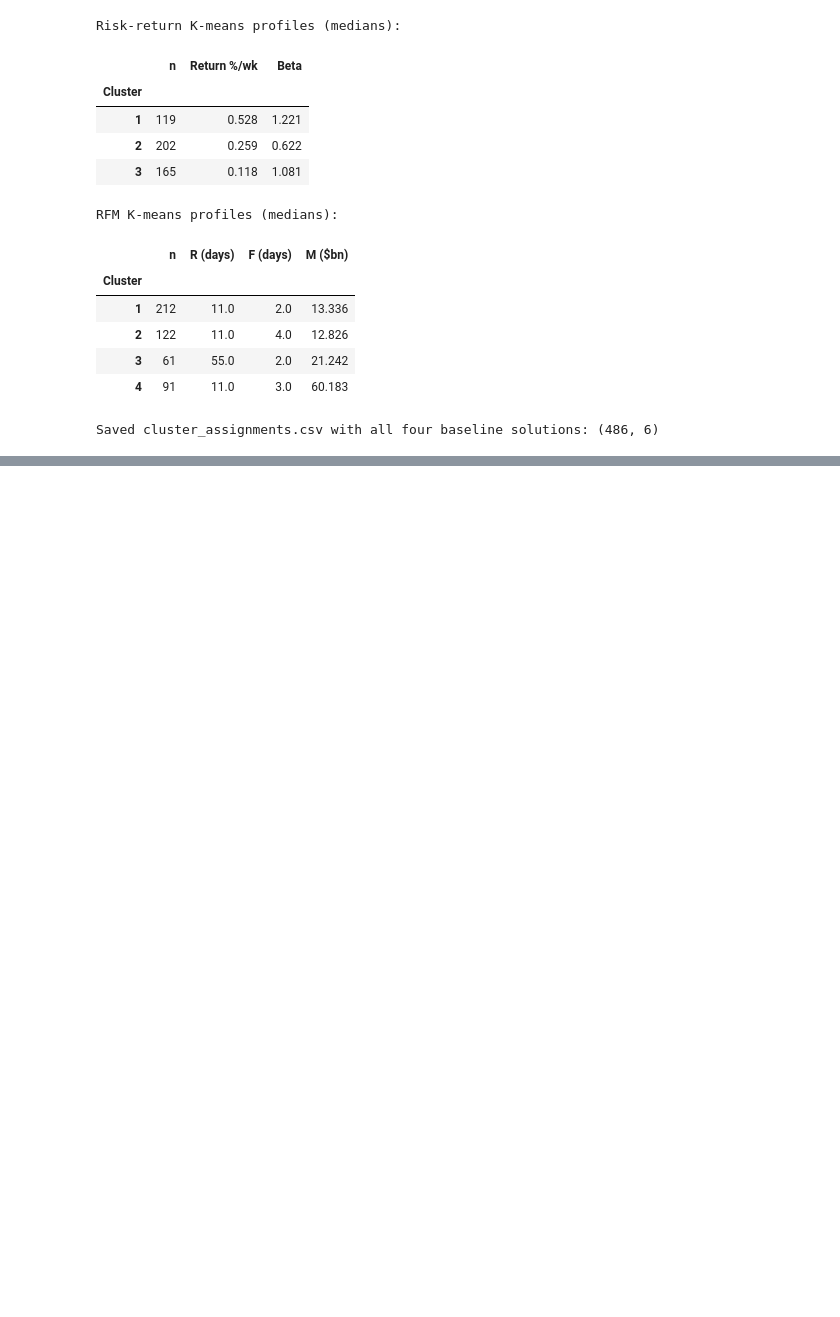
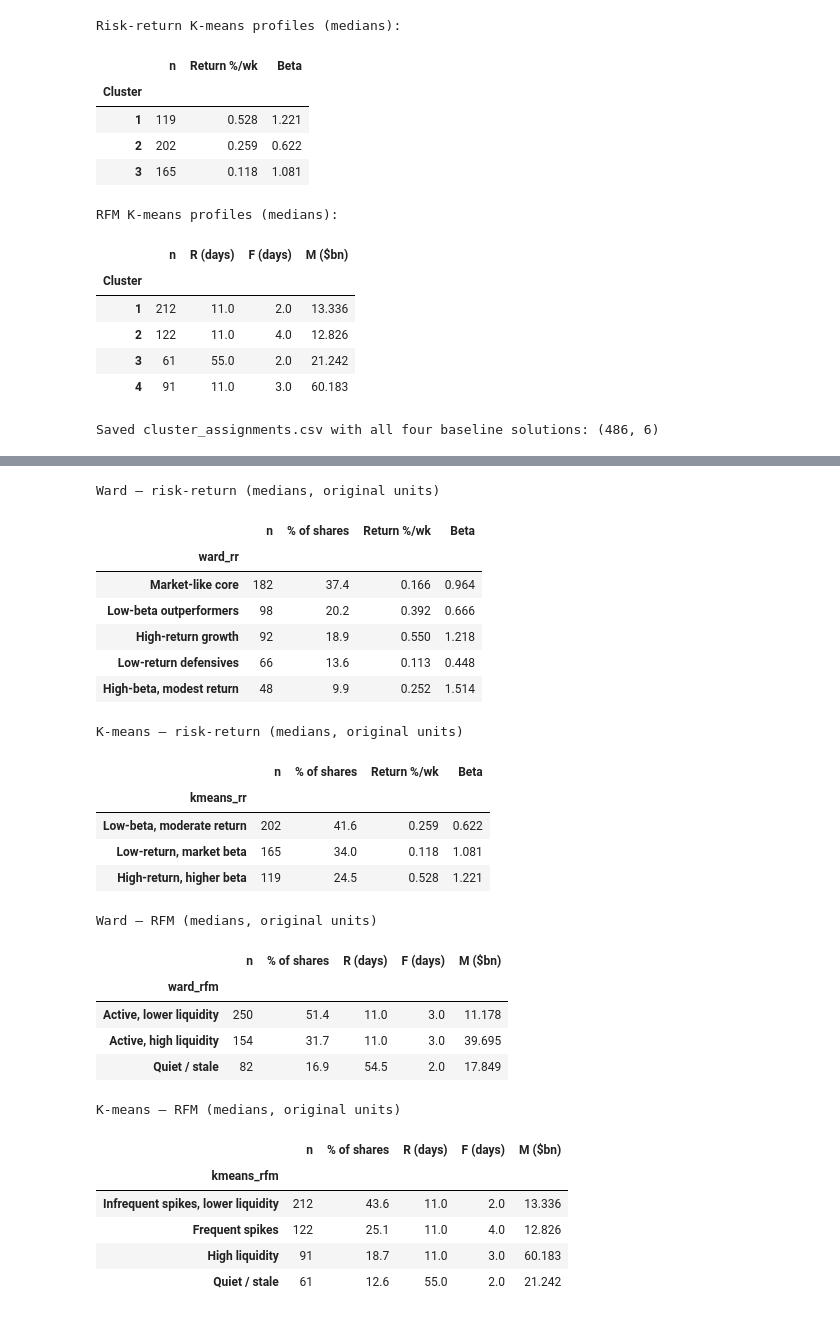
Before and after one commit to Dheena2411/CRM-CM-CW1, a Jupyter notebook: CRM&CM_CW1_T1_T2.ipynb, the cells around one changed output, grey strips where cells are left out. Saved outputs shown, nothing was run; the diff lists cells and outputs as text; code cells hidden in the pictures; blank space fills up the shorter version.

```diff
--- a/CRM&CM_CW1_T1_T2.ipynb
+++ b/CRM&CM_CW1_T1_T2.ipynb
@@ -1380,0 +1385,59 @@ Saved cluster_assignments.csv with all four baseline solutions: (486, 6)
+# %%
+# Descriptive names from the median profiles (Cells 31 and 35). Numbers carry no meaning.
+NAMES = {
+    "ward_rr":    {1: "High-return growth", 2: "Low-return defensives", 3: "Low-beta outperformers",
+                   4: "High-beta, modest return", 5: "Market-like core"},
+    "kmeans_rr":  {1: "High-return, higher beta", 2: "Low-beta, moderate return", 3: "Low-return, market beta"},
+    "ward_rfm":   {1: "Quiet / stale", 2: "Active, high liquidity", 3: "Active, lower liquidity"},
+    "kmeans_rfm": {1: "Infrequent spikes, lower liquidity", 2: "Frequent spikes",
+                   3: "Quiet / stale", 4: "High liquidity"},
+}
+named = pd.DataFrame({col: cluster_assignments[col].map(NAMES[col]) for col in NAMES})
+assert named.notna().all().all(), "A cluster number has no name - check NAMES against the profiles"
+
+def named_profile(col, cols):
+    p = orig[cols].groupby(named[col]).median().round(3)
+    p.insert(0, "% of shares", (named[col].value_counts(normalize=True) * 100).round(1))
+    p.insert(0, "n", named[col].value_counts())
+    return p.sort_values("n", ascending=False)
+
+profiles = {
+    "Ward – risk-return":    named_profile("ward_rr",    ["Return %/wk", "Beta"]),
+    "K-means – risk-return": named_profile("kmeans_rr",  ["Return %/wk", "Beta"]),
+    "Ward – RFM":            named_profile("ward_rfm",   ["R (days)", "F (days)", "M ($bn)"]),
+    "K-means – RFM":         named_profile("kmeans_rfm", ["R (days)", "F (days)", "M ($bn)"]),
+}
+for title, p in profiles.items():
+    print(f"\n{title} (medians, original units)")
+    display(p)
+
+pd.concat(profiles, names=["Solution", "Cluster"]).to_csv("cluster_profiles.csv")
+named.join(common[["Security", "GICS Sector"]]).to_csv("cluster_assignments_named.csv")
+# %% [output]
+Ward – risk-return (medians, original units)
+|  | n | % of shares | Return %/wk | Beta |
+| ward_rr |  |  |  |  |
+| Market-like core | 182 | 37.4 | 0.166 | 0.964 |
+| Low-beta outperformers | 98 | 20.2 | 0.392 | 0.666 |
+| High-return growth | 92 | 18.9 | 0.550 | 1.218 |
+| Low-return defensives | 66 | 13.6 | 0.113 | 0.448 |
+| High-beta, modest return | 48 | 9.9 | 0.252 | 1.514 |
+K-means – risk-return (medians, original units)
+|  | n | % of shares | Return %/wk | Beta |
+| kmeans_rr |  |  |  |  |
+| Low-beta, moderate return | 202 | 41.6 | 0.259 | 0.622 |
+| Low-return, market beta | 165 | 34.0 | 0.118 | 1.081 |
+| High-return, higher beta | 119 | 24.5 | 0.528 | 1.221 |
+Ward – RFM (medians, original units)
+|  | n | % of shares | R (days) | F (days) | M ($bn) |
+| ward_rfm |  |  |  |  |  |
+| Active, lower liquidity | 250 | 51.4 | 11.0 | 3.0 | 11.178 |
+| Active, high liquidity | 154 | 31.7 | 11.0 | 3.0 | 39.695 |
+| Quiet / stale | 82 | 16.9 | 54.5 | 2.0 | 17.849 |
+K-means – RFM (medians, original units)
+|  | n | % of shares | R (days) | F (days) | M ($bn) |
+| kmeans_rfm |  |  |  |  |  |
+| Infrequent spikes, lower liquidity | 212 | 43.6 | 11.0 | 2.0 | 13.336 |
+| Frequent spikes | 122 | 25.1 | 11.0 | 4.0 | 12.826 |
+| High liquidity | 91 | 18.7 | 11.0 | 3.0 | 60.183 |
+| Quiet / stale | 61 | 12.6 | 55.0 | 2.0 | 21.242 |
```
Also changed, not shown: parts of 4 cells of this notebook.
